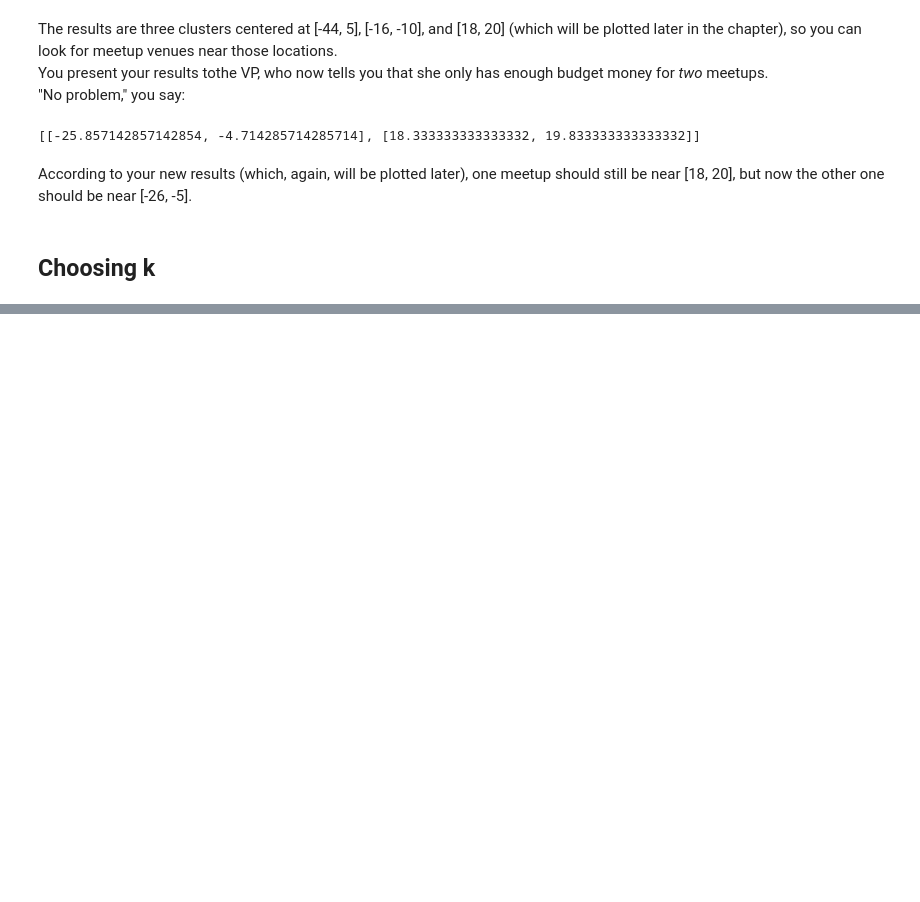
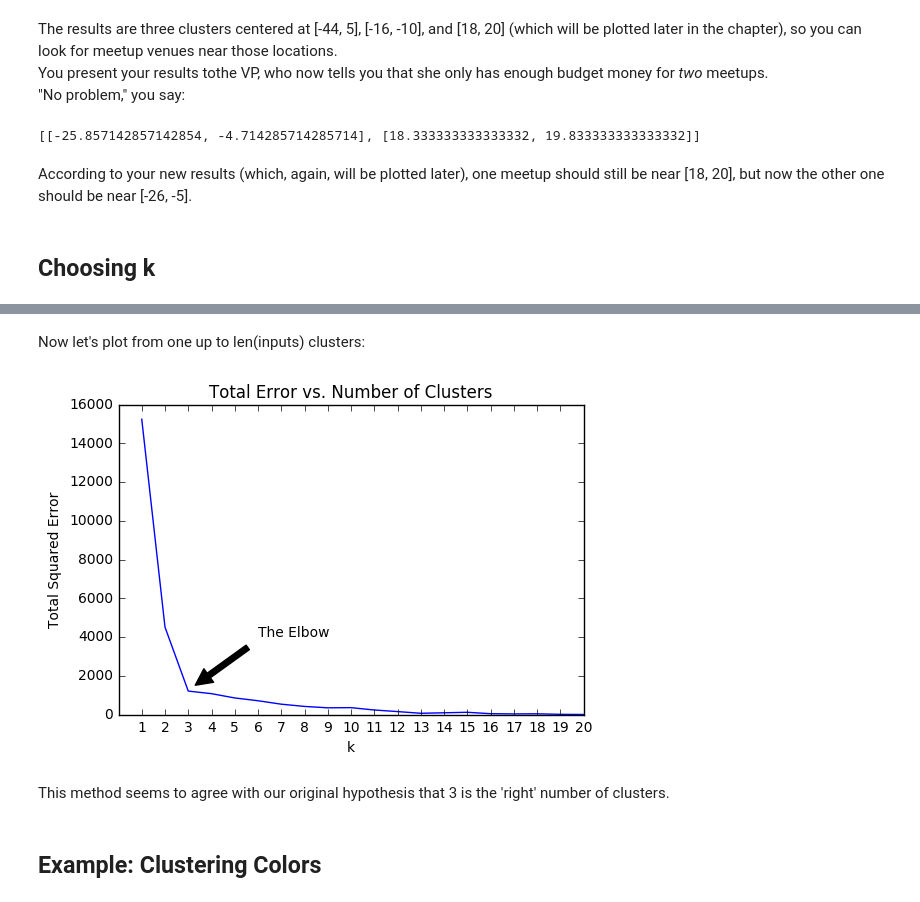
Before and after one commit to bgroveben/DataScienceFromScratch, a Jupyter notebook: 19_Chapter_Clustering.ipynb, the cells around one changed output, grey strips where cells are left out. Saved outputs shown, nothing was run; the diff lists cells and outputs as text; code cells hidden in the pictures; blank space fills up the shorter version.

Commit message:
Clustering -- Choosing k

```diff
--- a/19_Chapter_Clustering.ipynb
+++ b/19_Chapter_Clustering.ipynb
@@ -119,0 +125,28 @@ According to your new results (which, again, will be plotted later), one meetup
+# %%
+def squared_clustering_errors(inputs, k):
+    """ finds the total squared error from k-means clustering the inputs """
+    clusterer = KMeans(k)
+    clusterer.train(inputs)
+    means = clusterer.means
+    assignments = map(clusterer.classify, inputs)
+    return sum(squared_distance(input, means[cluster]) for input, cluster in zip(inputs, assignments))
+# %% [markdown]
+Now let's plot from one up to len(inputs) clusters:
+# %%
+ks = range(1, len(inputs) + 1)
+errors = [squared_clustering_errors(inputs, k) for k in ks]
+
+plt.plot(ks, errors)
+plt.xticks(ks)
+plt.title("Total Error vs. Number of Clusters")
+plt.xlabel("k")
+plt.ylabel("Total Squared Error")
+plt.annotate("The Elbow", xy=(3, 1250), xytext=(6, 4000),
+             arrowprops=dict(facecolor='black', shrink=0.1))
+plt.show()
+# %% [output]
+[figure, added]
+# %% [markdown]
+This method seems to agree with our original hypothesis that 3 is the 'right' number of clusters.
+# %% [markdown]
+## Example: Clustering Colors
```
Also changed, not shown: parts of 1 cell of this notebook, 1 other file.
